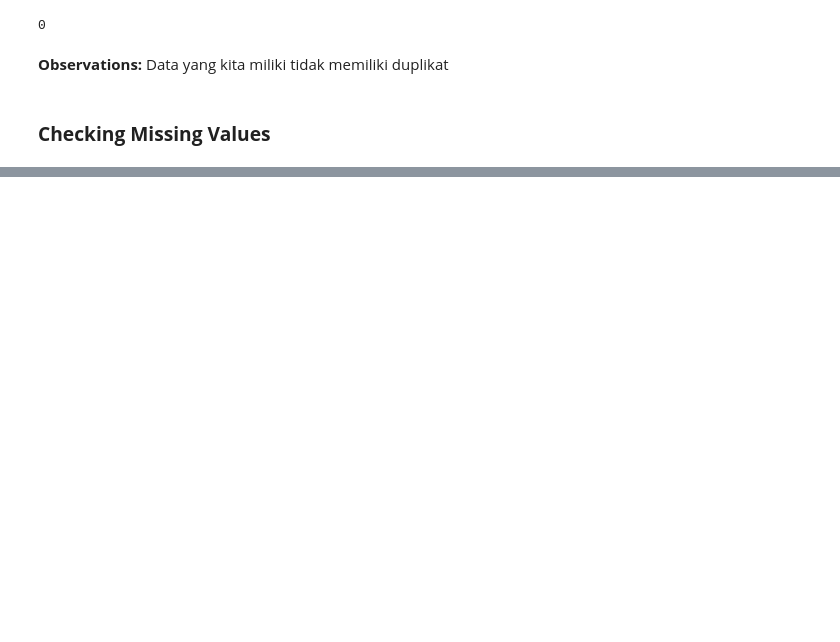
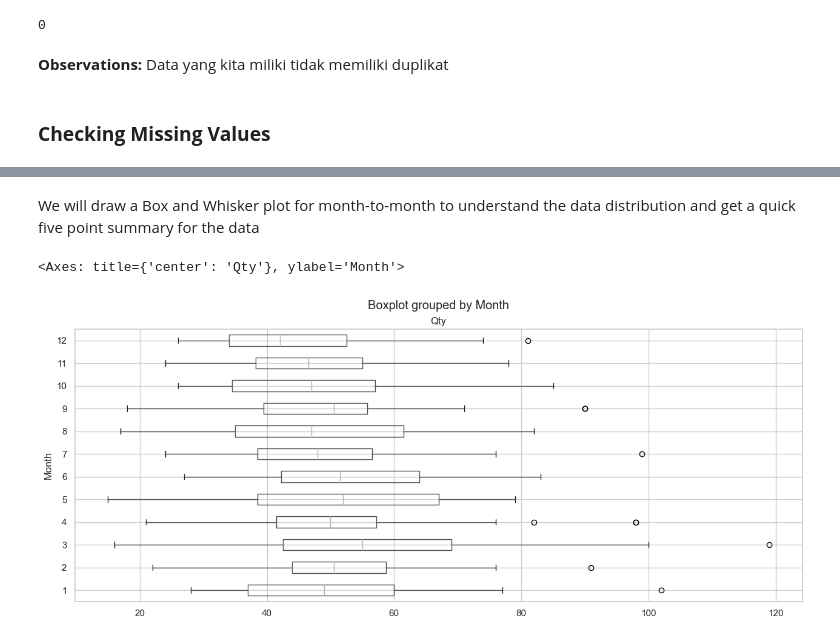
Before and after one commit to nurimammasri/VIX-Inventory-Marketing-Kalbe-Nutritionals, a Jupyter notebook: 1. Forecasting - Time Series.ipynb, the cells around one changed output, grey strips where cells are left out. Cells and saved outputs as stored; diff of their text form; code cells hidden in the pictures; blank space fills up the shorter version.

```diff
--- a/1. Forecasting - Time Series.ipynb
+++ b/1. Forecasting - Time Series.ipynb
@@ -431,0 +639,2 @@ dms.set_yticklabels(size = 6)
+# %%
+df_ma = df.copy()
@@ -431,0 +781,10 @@ dms.set_yticklabels(size = 6)
+# %% [markdown]
+We will draw a Box and Whisker plot for month-to-month to understand the data distribution and get a quick five point summary for the data
+# %%
+df_ts_n = df_ts.copy()
+df_ts_n.reset_index(inplace=True)
+df_ts_n["Month"] = df_ts_n["Date"].dt.month
+df_ts_n.boxplot(figsize=(15,6),by='Month',column='Qty',vert=False)
+# %% [output]
+<Axes: title={'center': 'Qty'}, ylabel='Month'>
+[figure, added]
```
Also changed, not shown: parts of 167 cells of this notebook.
